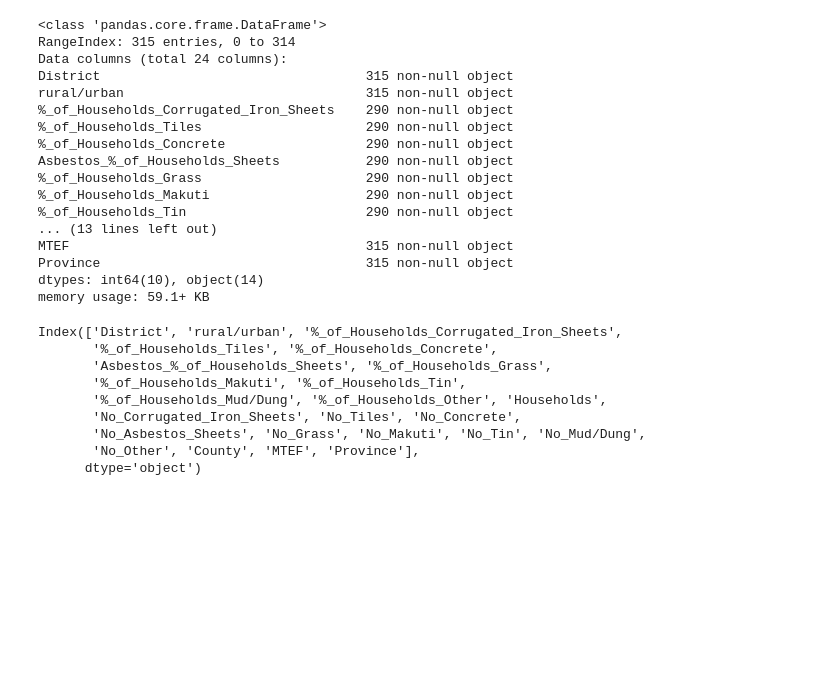
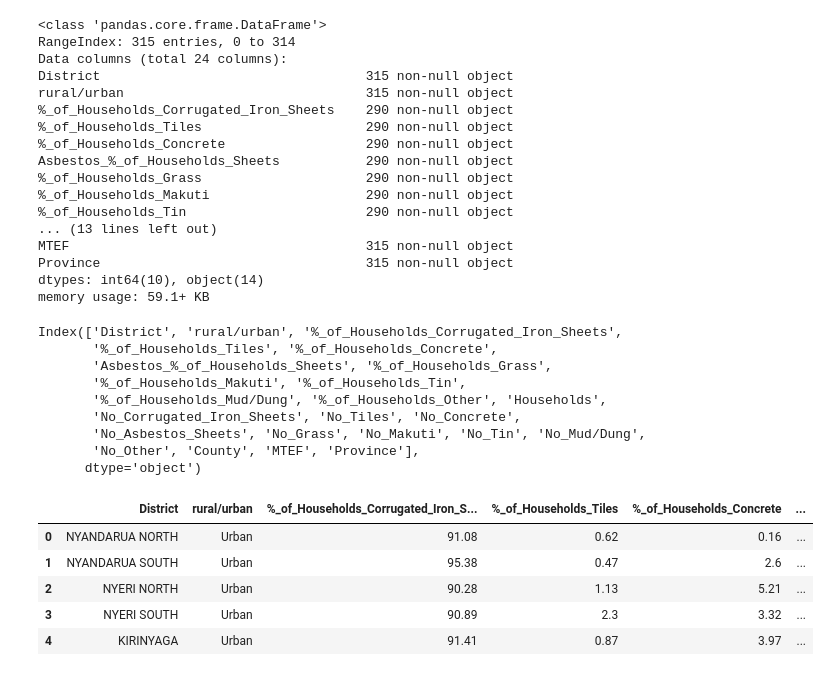
Before and after one commit to GeorgeKariuki7205/Introduction-To-Data-Science-With-Matploitlib-Pandas-And-SeaBorn, a Jupyter notebook: secondWorkshop.ipynb, the cells around one changed output. Saved outputs shown, nothing was run; the diff lists cells and outputs as text; code cells hidden in the pictures; blank space fills up the shorter version.

```diff
--- a/secondWorkshop.ipynb
+++ b/secondWorkshop.ipynb
@@ -338,4 +338,14 @@ Index(['District', 'rural/urban', '%_of_Households_Corrugated_Iron_Sheets',
        'No_Other', 'County', 'MTEF', 'Province'],
       dtype='object')
 # %%
+#Replacing the %sighn with nothing in the secified columns.
 cols = ['%_of_Households_Corrugated_Iron_Sheets','%_of_Households_Tiles','%_of_Households_Concrete','Asbestos_%_of_Households_Sheets','%_of_Households_Grass','%_of_Households_Makuti','%_of_Households_Tin','%_of_Households_Mud/Dung','%_of_Households_Other']
+df[cols] = df[cols].replace({'%':''}, regex =True)
+df.head()
+# %% [output]
+|  | District | rural/urban | %_of_Households_Corrugated_Iron_S... | %_of_Households_Tiles | %_of_Households_Concrete | ... |
+| 0 | NYANDARUA NORTH | Urban | 91.08 | 0.62 | 0.16 | ... |
+| 1 | NYANDARUA SOUTH | Urban | 95.38 | 0.47 | 2.6 | ... |
+| 2 | NYERI NORTH | Urban | 90.28 | 1.13 | 5.21 | ... |
+| 3 | NYERI SOUTH | Urban | 90.89 | 2.3 | 3.32 | ... |
+| 4 | KIRINYAGA | Urban | 91.41 | 0.87 | 3.97 | ... |
```
